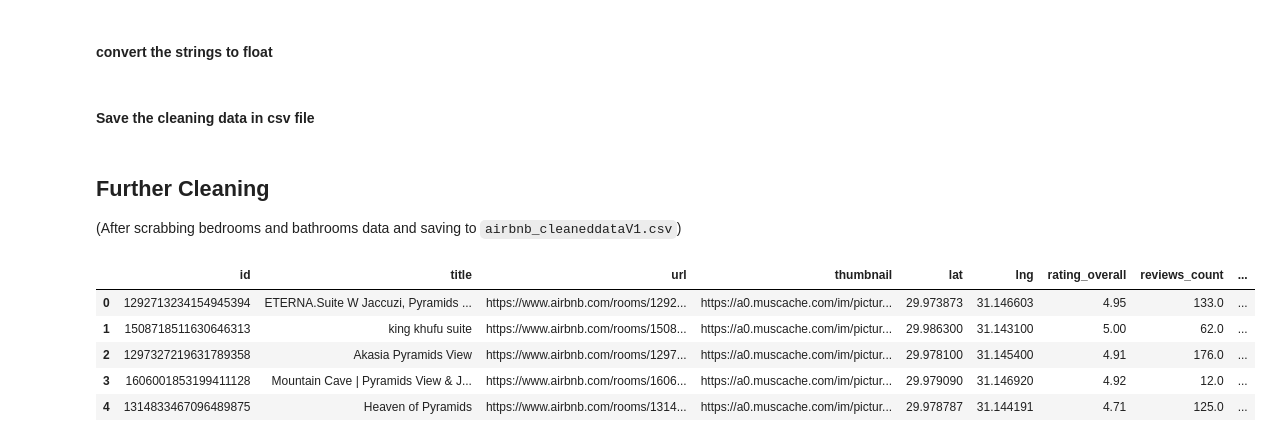
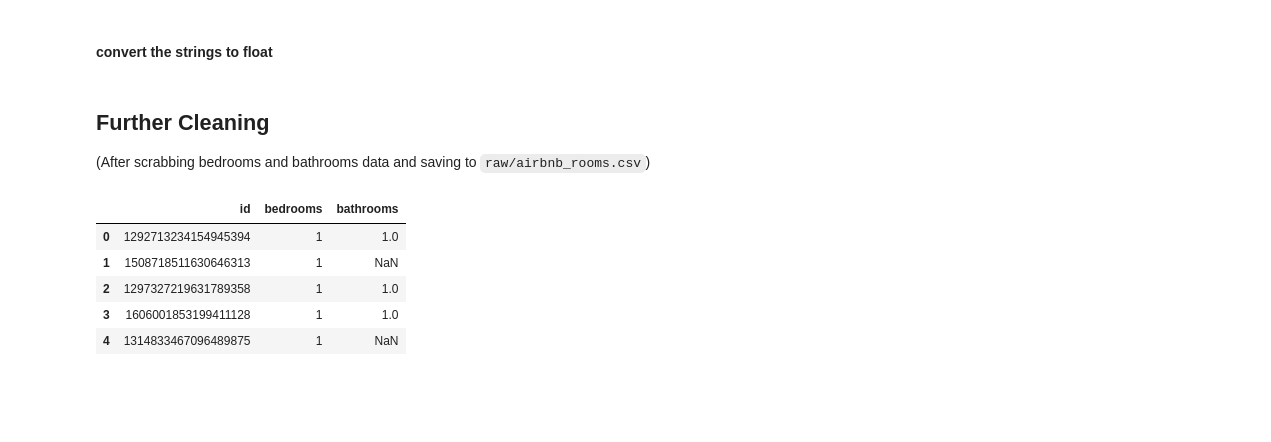
Before and after one commit to Mennaa-Ayman/Airbnb-Data-Analytics, a Jupyter notebook: Cleaning/Data_cleaning.ipynb, the cells around one changed output. Cells and saved outputs as stored; diff of their text form; code cells hidden in the pictures; blank space fills up the shorter version.

```diff
--- a/Cleaning/Data_cleaning.ipynb
+++ b/Cleaning/Data_cleaning.ipynb
@@ -272,5 +271,3 @@ cols = [
 
 for col in cols:
     df[col] = pd.to_numeric(df[col], errors='coerce')
-# %% [markdown]
-#### Save the cleaning data in csv file
@@ -279,16 +274,16 @@ df.to_csv("../Data/clean/airbnb_cleaneddataV1.csv", index=False, encoding="utf-8
 # %% [markdown]
 ## Further Cleaning
-(After scrabbing bedrooms and bathrooms data and saving to `airbnb_cleaneddataV1.csv`)
+(After scrabbing bedrooms and bathrooms data and saving to `raw/airbnb_rooms.csv`)
 # %%
-df2 = pd.read_csv('../Data/clean/airbnb_cleaneddataV1.csv')
+df2 = pd.read_csv('../Data/raw/airbnb_rooms.csv')
 df2.head()
 # %% [output]
-|  | id | title | url | thumbnail | lat | lng | rating_overall | reviews_count | ... |
-| 0 | 1292713234154945394 | ETERNA.Suite W Jaccuzi, Pyramids ... | https://www.airbnb.com/rooms/1292... | https://a0.muscache.com/im/pictur... | 29.973873 | 31.146603 | 4.95 | 133.0 | ... |
-| 1 | 1508718511630646313 | king khufu suite | https://www.airbnb.com/rooms/1508... | https://a0.muscache.com/im/pictur... | 29.986300 | 31.143100 | 5.00 | 62.0 | ... |
-| 2 | 1297327219631789358 | Akasia Pyramids View | https://www.airbnb.com/rooms/1297... | https://a0.muscache.com/im/pictur... | 29.978100 | 31.145400 | 4.91 | 176.0 | ... |
-| 3 | 1606001853199411128 | Mountain Cave | Pyramids View & J... | https://www.airbnb.com/rooms/1606... | https://a0.muscache.com/im/pictur... | 29.979090 | 31.146920 | 4.92 | 12.0 | ... |
-| 4 | 1314833467096489875 | Heaven of Pyramids | https://www.airbnb.com/rooms/1314... | https://a0.muscache.com/im/pictur... | 29.978787 | 31.144191 | 4.71 | 125.0 | ... |
+|  | id | bedrooms | bathrooms |
+| 0 | 1292713234154945394 | 1 | 1.0 |
+| 1 | 1508718511630646313 | 1 | NaN |
+| 2 | 1297327219631789358 | 1 | 1.0 |
+| 3 | 1606001853199411128 | 1 | 1.0 |
+| 4 | 1314833467096489875 | 1 | NaN |
 # %%
 df2.isnull().sum()
 # %% [output]
```
Also changed, not shown: parts of 23 cells of this notebook, 7 other files.
